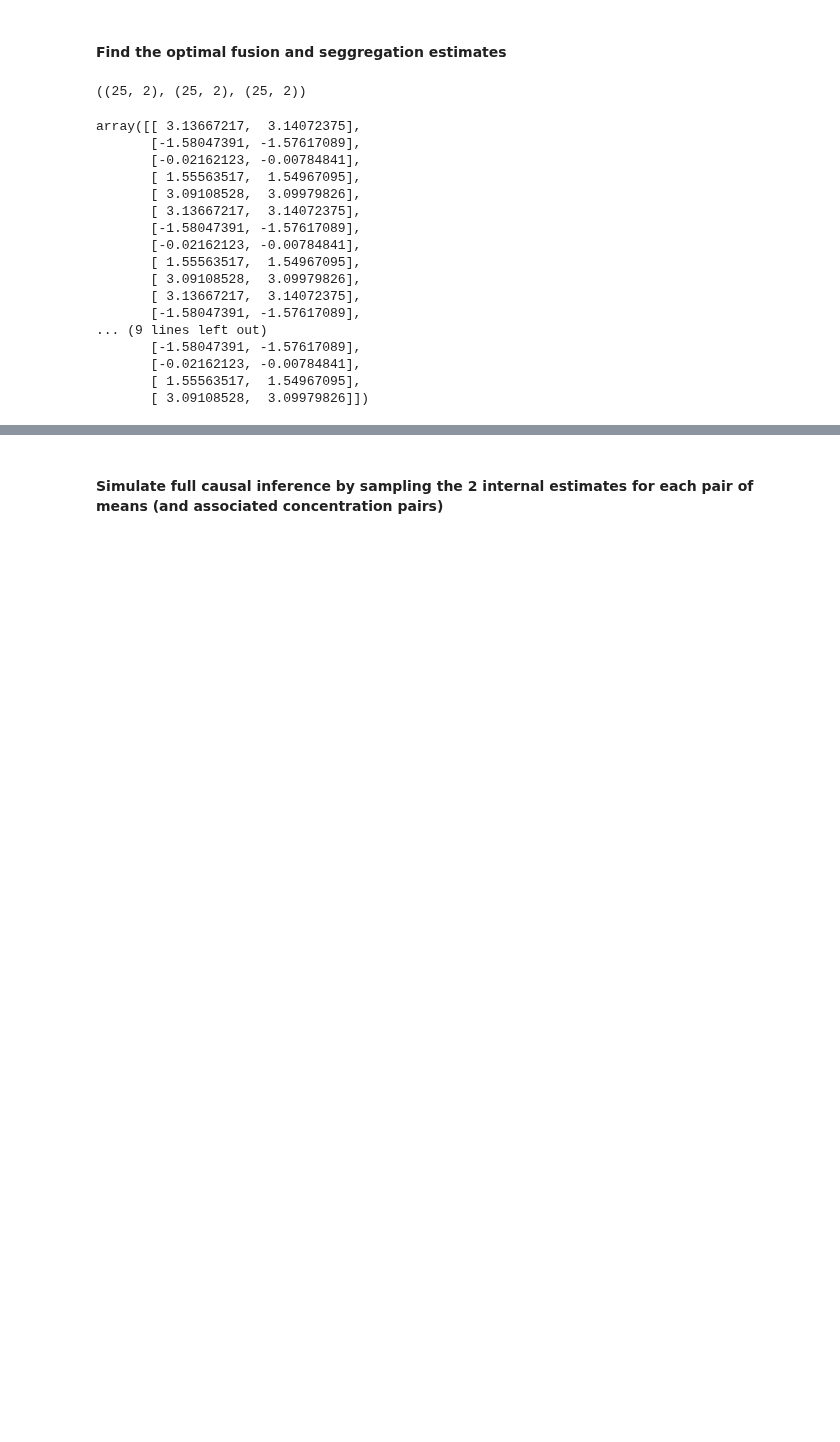
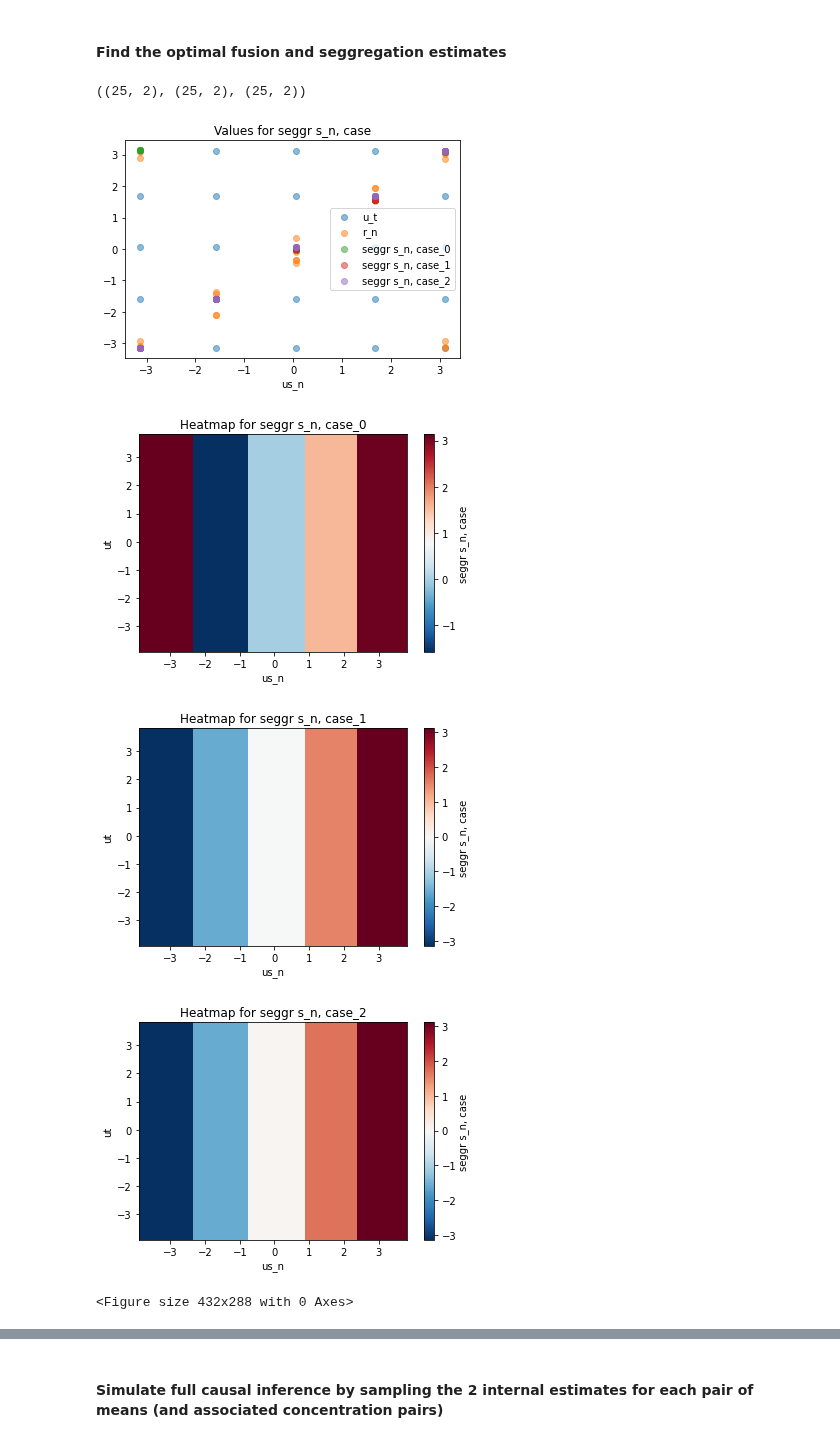
Before and after one commit to ak47na/multisensory_causal_inference, a Jupyter notebook: natural_parameters_model.ipynb, the cells around one changed output, grey strips where cells are left out. Drawn from its saved outputs; the diff is of its cells as text; code cells hidden in the pictures; blank space fills up the shorter version.

Commit message:
add plots

```diff
--- a/natural_parameters_model.ipynb
+++ b/natural_parameters_model.ipynb
@@ -269,7 +267,7 @@ def get_expected_value(p_eta, eta):
     - expected_value: The expected value of eta under p_eta, shape (D,)
       Calculated as the weighted (by p_eta) sum of eta vectors.
     """
-    return p_eta.reshape(-1, 1)*eta.sum(axis=0)
+    return (p_eta.reshape(-1, 1)*eta).sum(axis=0)
 # %%
 eta_priors = {'unif_prior': unif_prior_eta,
               'kappa_idx1': prior_eta_kappa_idx1,
@@ -289,16 +287,25 @@ for eta_prior_type in eta_priors:
     eta_posteriors[eta_prior_type]['p_eta_separate_cause_t'] = p_eta_separate_cause_t
     eta_posteriors[eta_prior_type]['p_eta_separate_cause_s'] = p_eta_separate_cause_s
 # %%
-for i1 in range(mu_x_dim):
-    for i2 in range(mu_x_dim):
-        for eta_prior_type in eta_priors:
-            p_eta_separate_cause_s = eta_posteriors[eta_prior_type]['p_eta_separate_cause_s']
-            eta_hat = get_expected_value(p_eta_separate_cause_s[i1,i2], etas)
-            print(f'mean of p(eta|s_n, C=2) for {eta_prior_type}: ||eta|| = {np.linalg.norm(eta_hat)}, eta_angle={np.arctan2(eta_hat[1], eta_hat[0])}, '
+eta_angles = {}
+for eta_prior_type in eta_priors:
+    eta_angles[eta_prior_type] = {'common_cause': np.zeros((mu_x_dim, mu_x_dim)),
+                                's_n': np.zeros((mu_x_dim, mu_x_dim)),
+                                't': np.zeros((mu_x_dim, mu_x_dim))}
+    p_eta_separate_cause_s = eta_posteriors[eta_prior_type]['p_eta_separate_cause_s']
+    p_eta_common_cause = eta_posteriors[eta_prior_type]['p_eta_common_cause']
+    p_eta_separate_cause_t = eta_posteriors[eta_prior_type]['p_eta_separate_cause_t']
+    for i1 in range(mu_x_dim):
+        for i2 in range(mu_x_dim):
+            eta2_hat = get_expected_value(p_eta_separate_cause_s[i1,i2], etas)
+            eta_angles[eta_prior_type]['s_n'][i1, i2] = np.arctan2(eta2_hat[1], eta2_hat[0])
+            print(f'mean of p(eta|s_n, C=2) for {eta_prior_type}: ||eta|| = {np.linalg.norm(eta2_hat)}, eta_angle={eta_angles[eta_prior_type]["s_n"][i1, i2]}, '
                   f'u_t = {ut.reshape((5, 5))[i1, i2]}, u_s_n={us_n.reshape((5, 5))[i1, i2]}')
-            # p_eta_separate_cause_t = eta_posteriors[eta_prior_type]['p_eta_separate_cause_t']
-            # eta_hat = get_expected_value(p_eta_separate_cause_t[i1,i2], etas)
-            # print(f'mean for (p(eta|t, C=2) for {eta_prior_type}: ||eta|| = {np.linalg.norm(eta_hat)}, eta_angle={np.arctan2(eta_hat[1], eta_hat[0])}, '
+            eta1_hat = get_expected_value(p_eta_separate_cause_t[i1,i2], etas)
+            eta_angles[eta_prior_type]['t'][i1, i2] = np.arctan2(eta1_hat[1], eta1_hat[0])
+            eta_hat = get_expected_value(p_eta_common_cause[i1,i2], etas)
+            eta_angles[eta_prior_type]['common_cause'][i1, i2] = np.arctan2(eta_hat[1], eta_hat[0])
+            # print(f'mean for (p(eta|t, C=2) for {eta_prior_type}: ||eta|| = {np.linalg.norm(eta1_hat)}, eta_angle={eta_angles[eta_prior_type]["t"][i1, i2]}, '
             #       f'u_t = {ut.reshape((5, 5))[i1, i2]}, u_s_n={us_n.reshape((5, 5))[i1, i2]}')
 # %% [output]
 mean of p(eta|s_n, C=2) for unif_prior: ||eta|| = 87.81438264399918, eta_angle=-3.1335471933000085, u_t = -3.132328046463897, u_s_n=-3.132328046463897
@@ -342,23 +349,22 @@ seggregation_estimates_2 = causal_inference_estimator.model.segregation_estimate
 fusion_estimates.shape, seggregation_estimates_1.shape, seggregation_estimates_2.shape
 # %% [output]
 ((25, 2), (25, 2), (25, 2))
-# %%
-seggregation_estimates_2
-# %% [output]
-array([[ 3.13667217,  3.14072375],
-       [-1.58047391, -1.57617089],
-       [-0.02162123, -0.00784841],
-       [ 1.55563517,  1.54967095],
-       [ 3.09108528,  3.09979826],
-       [ 3.13667217,  3.14072375],
-       [-1.58047391, -1.57617089],
-       [-0.02162123, -0.00784841],
-       [ 1.55563517,  1.54967095],
-       [ 3.09108528,  3.09979826],
-       [ 3.13667217,  3.14072375],
-       [-1.58047391, -1.57617089],
-... (9 lines left out)
-       [-1.58047391, -1.57617089],
-       [-0.02162123, -0.00784841],
-       [ 1.55563517,  1.54967095],
-       [ 3.09108528,  3.09979826]])
+# %%
+estimtes_s_n_kappa_idx1 = np.concatenate([seggregation_estimates_2[:, 0].reshape((-1, 1)),
+                                          unif_map.unif_space_to_angle_space(eta_angles['kappa_idx1']['s_n']).reshape((-1, 1)),
+                                          eta_angles['kappa_idx1']['s_n'].reshape((-1, 1))],
+                                          axis=-1)
+# Case_0 --> seggregation_estimate from mean params model
+# Case_1 --> U^{-1}(\widehat{\hat{eta_2}}), i.e. the angle corresponding to the mean of the posterior over eta_2 after converting to angle space
+# Case_2 --> \widehat{\hat{eta_2}, i.e. the angle (in uniformised space) corresponding to the mean of the posterior over eta_2
+
+plots.plot_estimate(us_n=us_n, ut=ut, r_n=r_n, mu_x_dim=mu_x_dim,
+                    estimate=estimtes_s_n_kappa_idx1,
+                    est_label=f'seggr s_n, case',
+                    plot_heatmap=True)
+# %% [output]
+[figure, added]
+[figure, added]
+[figure, added]
+[figure, added]
+<Figure size 432x288 with 0 Axes>
```
Also changed, not shown: parts of 5 cells of this notebook.
